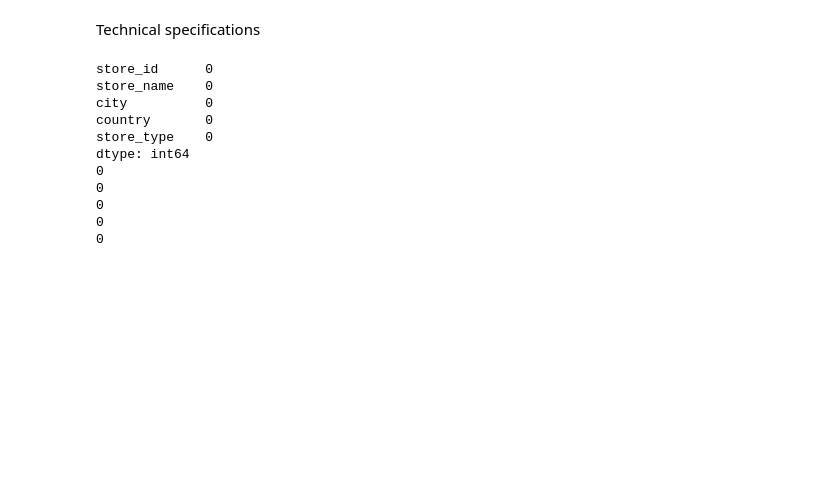
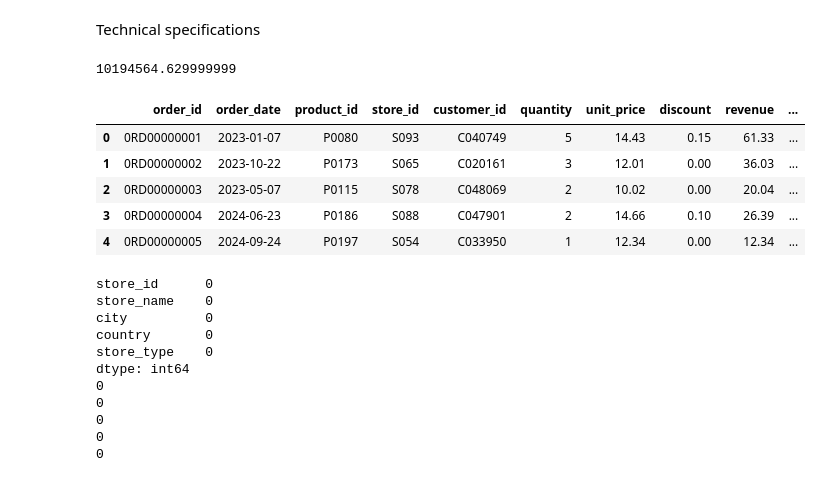
Before and after one commit to timadeyy/Python-sales-eda-chocolate, a Jupyter notebook: chocolate.ipynb, the cells around one changed output. Cells and saved outputs as stored; diff of their text form; code cells hidden in the pictures; blank space fills up the shorter version.

```diff
--- a/chocolate.ipynb
+++ b/chocolate.ipynb
@@ -41,6 +41,18 @@ sales = pd.read_csv("sales.csv")
 stores = pd.read_csv("stores.csv")
 
 dataframes=[calendar, customers, products, sales, stores]
+# %%
+sum_prof = sales["profit"].sum()
+print(sum_prof)
+sales.head()
+# %% [output]
+10194564.629999999
+|  | order_id | order_date | product_id | store_id | customer_id | quantity | unit_price | discount | revenue | ... |
+| 0 | 0RD00000001 | 2023-01-07 | P0080 | S093 | C040749 | 5 | 14.43 | 0.15 | 61.33 | ... |
+| 1 | 0RD00000002 | 2023-10-22 | P0173 | S065 | C020161 | 3 | 12.01 | 0.00 | 36.03 | ... |
+| 2 | 0RD00000003 | 2023-05-07 | P0115 | S078 | C048069 | 2 | 10.02 | 0.00 | 20.04 | ... |
+| 3 | 0RD00000004 | 2024-06-23 | P0186 | S088 | C047901 | 2 | 14.66 | 0.10 | 26.39 | ... |
+| 4 | 0RD00000005 | 2024-09-24 | P0197 | S054 | C033950 | 1 | 12.34 | 0.00 | 12.34 | ... |
 # %%
 print(stores.isnull().sum())
 for i in dataframes:
```
Also changed, not shown: parts of 16 cells of this notebook.
